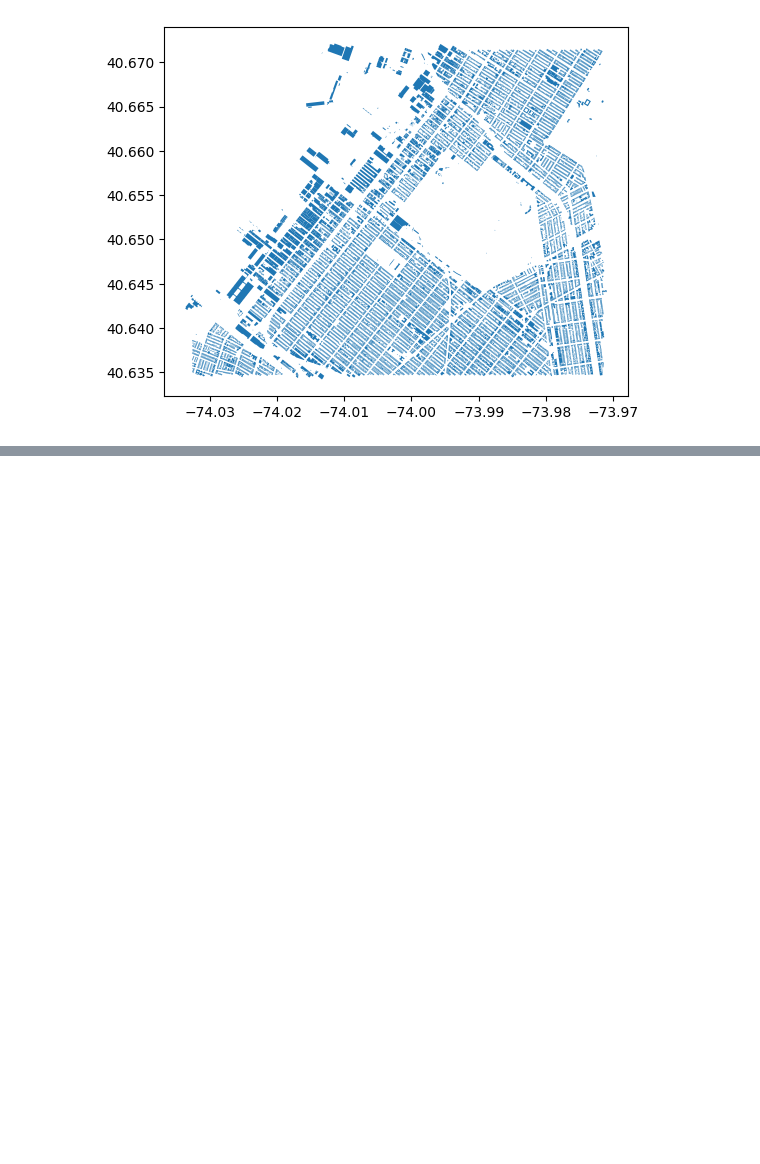
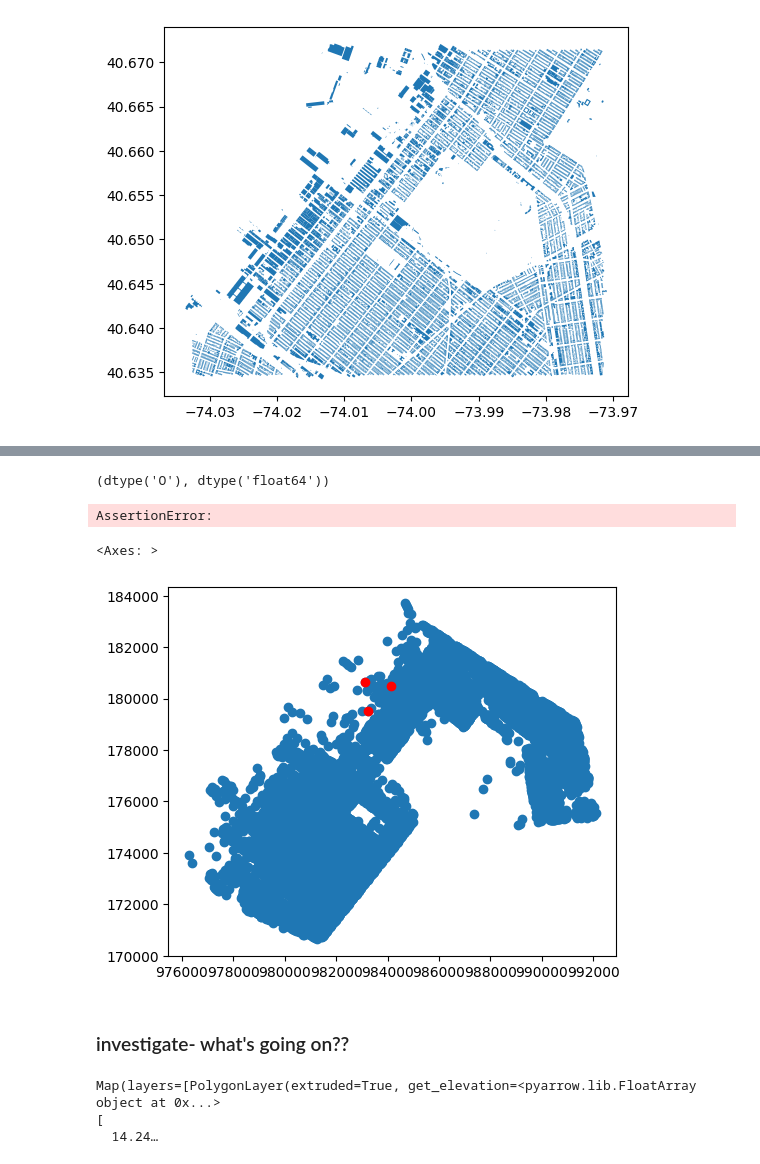
Before and after one commit to mapping-systems/cdp-mapping-systems, a Jupyter notebook: Tutorials/02_geoprocessing.ipynb, the cells around one changed output, grey strips where cells are left out. Drawn from its saved outputs; the diff is of its cells as text; code cells hidden in the pictures; blank space fills up the shorter version.

```diff
--- a/Tutorials/02_geoprocessing.ipynb
+++ b/Tutorials/02_geoprocessing.ipynb
@@ -91,0 +178,2 @@ cb_307_bldgs.plot()
+# %%
+bldgs_w_lot_gdf.fillna({"LandUse": "Unknown"}, inplace=True)
@@ -91,0 +249,23 @@ cb_307_bldgs.plot()
+# %%
+cb_307_bldgs.mpluto_bbl.dtype, cb_307.BBL.dtype
+# %% [output]
+(dtype('O'), dtype('float64'))
+# %%
+cb_307_bldgs["mpluto_bbl"] = cb_307_bldgs["mpluto_bbl"].astype(float)
+# %%
+bldgs_w_lot_attrib = cb_307_bldgs.merge(
+    cb_307, left_on="mpluto_bbl", right_on="BBL", how="inner"
+)
+# %%
+assert bldgs_w_lot_attrib.shape == bldgs_w_lot_gdf.shape
+# %% [output]
+AssertionError:
+# %%
+# find the globalid of the buildings in bldgs_w_lot_attrib that are not in bldgs_w_lot_gdf
+ax = bldgs_w_lot_attrib.plot()
+bldgs_w_lot_attrib[~bldgs_w_lot_attrib.globalid.isin(bldgs_w_lot_gdf.globalid)].plot(
+    ax=ax, color="red"
+)
+# %% [output]
+<Axes: >
+[figure, added]
@@ -91,0 +280,35 @@ cb_307_bldgs.plot()
+# %% [markdown]
+### investigate- what's going on??
+# %%
+# make a lonboard plot with color based on land use and height based on number of floors
+
+missing_bldgs = bldgs_w_lot_attrib[bldgs_w_lot_attrib.globalid.isin(missing_buildings)]
+
+heights_missing = missing_bldgs["heightroof"].astype(float).to_numpy()
+
+lots_layer = PolygonLayer.from_geopandas(
+    cb_307[["geometry", "LandUse"]],
+    get_fill_color=apply_categorical_cmap(cb_307["LandUse"], cmap=cmap_rgb),
+)
+
+missing_bldgs_layer = PolygonLayer.from_geopandas(
+    missing_bldgs[["geometry", "LandUse"]],
+    get_fill_color=[255, 0, 0, 155],
+    extruded=True,
+    get_elevation=heights_missing,
+)
+
+m = Map(
+    [missing_bldgs_layer, lots_layer],
+    view_state={
+        "pitch": 45,
+        "zoom": 14,
+        "latitude": 40.6459406,
+        "longitude": -74.0151512,
+    },
+)
+m
+# %% [output]
+Map(layers=[PolygonLayer(extruded=True, get_elevation=<pyarrow.lib.FloatArray object at 0x...>
+[
+  14.24…
```
Also changed, not shown: parts of 28 cells of this notebook.
